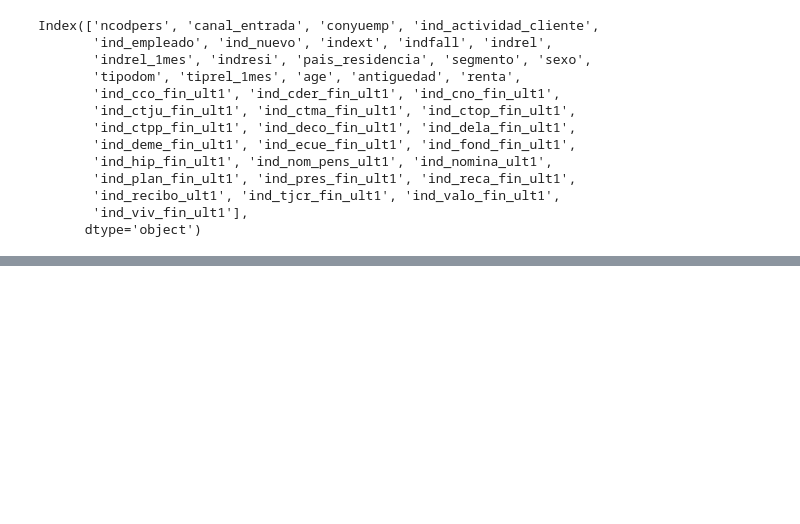
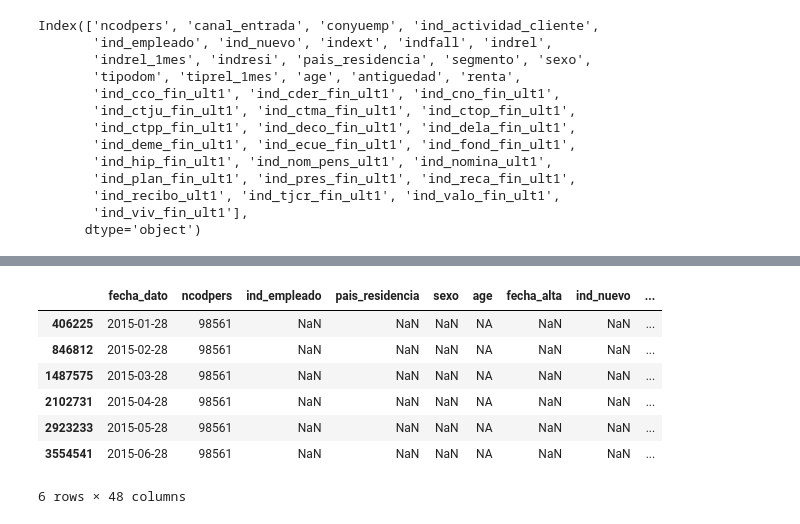
Before and after one commit to LiYan1988/santander-production-recommandation, a Jupyter notebook: notebooks/eda_4_5.ipynb, the cells around one changed output, grey strips where cells are left out. Saved outputs shown, nothing was run; the diff lists cells and outputs as text; code cells hidden in the pictures; blank space fills up the shorter version.

```diff
--- a/notebooks/eda_4_5.ipynb
+++ b/notebooks/eda_4_5.ipynb
@@ -143,0 +261,11 @@ target = x_vars_new.iloc[:, -1].copy()
+# %%
+df2.loc[df2.ncodpers==98561]
+# %% [output]
+|  | fecha_dato | ncodpers | ind_empleado | pais_residencia | sexo | age | fecha_alta | ind_nuevo | ... |
+| 406225 | 2015-01-28 | 98561 | NaN | NaN | NaN | NA | NaN | NaN | ... |
+| 846812 | 2015-02-28 | 98561 | NaN | NaN | NaN | NA | NaN | NaN | ... |
+| 1487575 | 2015-03-28 | 98561 | NaN | NaN | NaN | NA | NaN | NaN | ... |
+| 2102731 | 2015-04-28 | 98561 | NaN | NaN | NaN | NA | NaN | NaN | ... |
+| 2923233 | 2015-05-28 | 98561 | NaN | NaN | NaN | NA | NaN | NaN | ... |
+| 3554541 | 2015-06-28 | 98561 | NaN | NaN | NaN | NA | NaN | NaN | ... |
+6 rows × 48 columns
```
Also changed, not shown: parts of 19 cells of this notebook, 1 other file.
